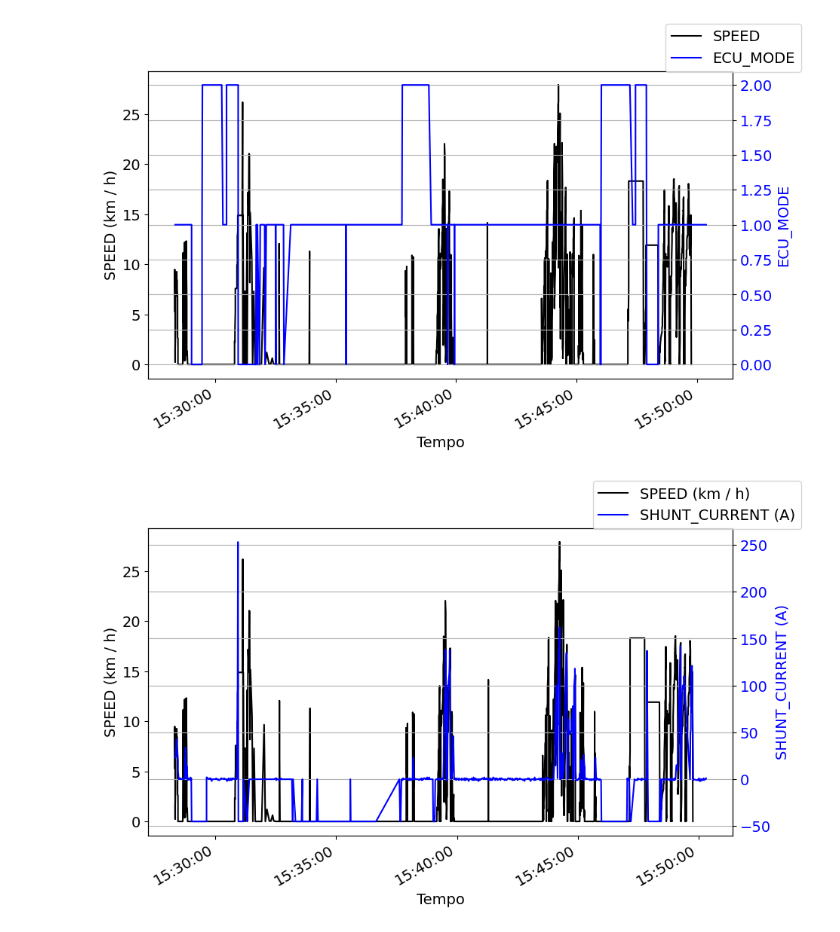
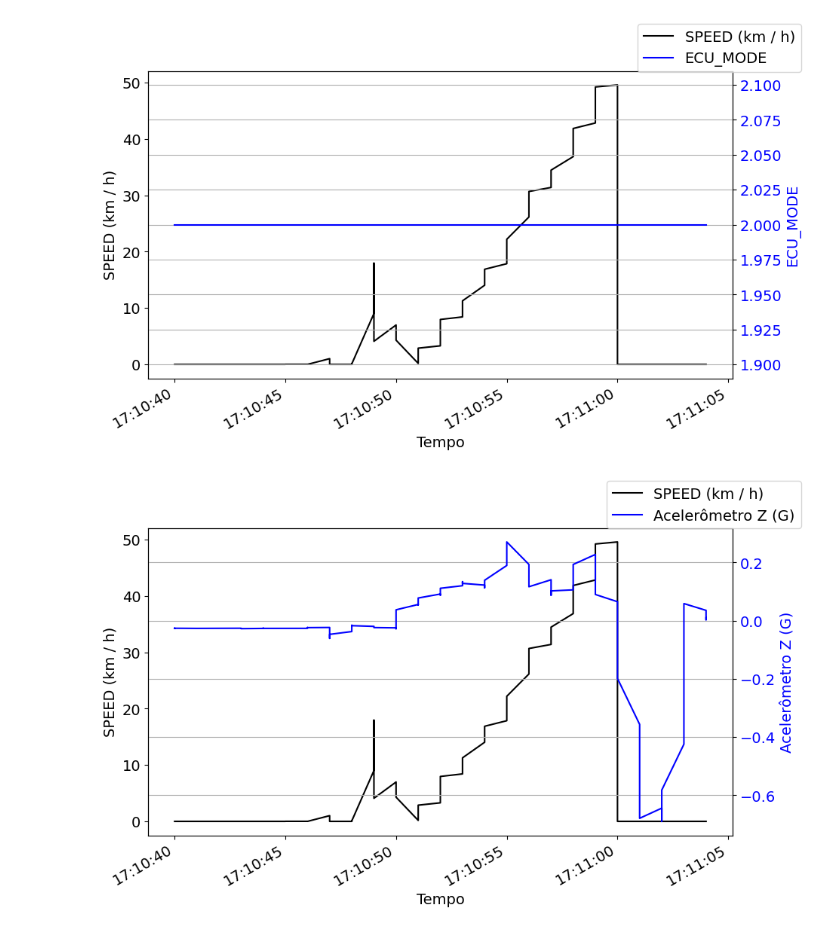
Before and after one commit to Tesla-UFMG/Data-Analysis, a Jupyter notebook: odonto_081225.ipynb, the cells around one changed output. Saved outputs shown, nothing was run; the diff lists cells and outputs as text; code cells hidden in the pictures.

```diff
--- a/odonto_081225.ipynb
+++ b/odonto_081225.ipynb
@@ -82,67 +81,79 @@ accumulador_params.head(5)
+# %%
+START_DATE = datetime(2025, 12, 8, 17, 10, 40, tzinfo=ZoneInfo("America/Sao_Paulo"))
+END_DATE = datetime(2025, 12, 8, 17, 11, 5, tzinfo=ZoneInfo("America/Sao_Paulo"))
+# END_DATE = -1
 # %%
-car_velocity = (convert_rpm_to_velocity(right_motor_tractive['SPEED']) + convert_rpm_to_velocity(left_motor_tractive['SPEED'])) / 2
+# car_velocity = (convert_rpm_to_velocity(right_motor_tractive['SPEED']) + convert_rpm_to_velocity(left_motor_tractive['SPEED'])) / 2
+car_velocity = convert_rpm_to_velocity(left_motor_tractive['SPEED'])
 mode = ecu_mode['MODE_ID']
 
-range_velocity = range(len(car_velocity))
-range_mode = range(len(mode))
+range_velocity = get_range_by_time(
+    left_motor_tractive['date'],
+    START_DATE,
+    END_DATE
+)
+range_mode = get_range_by_time(
+    ecu_mode['date'],
+    START_DATE,
+    END_DATE
+)
 
-timestamp_velocity = right_motor_tractive['date'][range_velocity] // 1000
+timestamp_velocity = left_motor_tractive['date'][range_velocity] // 1000
 timestamp_mode = ecu_mode['date'][range_mode] // 1000
 
 # remove ruidos
 car_velocity[abs(car_velocity) > 50] = 0
-mode[abs(mode) > 10] = 0
+mode[abs(mode) > 5] = 0
 
 # Convert Unix timestamps to datetime objects
-dates_velocity = [dt.datetime.fromtimestamp(ts) for ts in timestamp_velocity]
-dates_mode = [dt.datetime.fromtimestamp(ts) for ts in timestamp_mode]
+dates_velocity = [datetime.fromtimestamp(ts) for ts in timestamp_velocity]
+dates_mode = [datetime.fromtimestamp(ts) for ts in timestamp_mode]
 
 # Create the plot
 fig, ax1 = plt.subplots()
-ax1.plot(dates_velocity, car_velocity[range_velocity], color="black", label="SPEED")
+ax1.plot(dates_velocity, car_velocity[range_velocity], color="black", label="SPEED (km / h)")
 ax1.set_xlabel('Tempo')
 ax1.set_ylabel('SPEED (km / h)', color='black')
 
 # Create a second y-axis sharing the same x-axis
 ax2 = ax1.twinx()
 
 ax2.plot(dates_mode, mode[range_mode], color="blue", label="ECU_MODE")
 ax2.set_ylabel('ECU_MODE', color='blue')
 ax2.tick_params(axis='y', labelcolor='blue')
 
 date_format = mdates.DateFormatter('%H:%M:%S')
 ax1.xaxis.set_major_formatter(date_format)
 
 # Optional: Rotate x-axis labels for better readability if they overlap
 fig.autofmt_xdate()
 
 # Optional: align legends
 fig.legend(loc='upper right')
 plt.grid(True)
 plt.show()
 # %% [output]
-[figure, old version]
+[figure, new version]
 # %%
-START_DATE = datetime(2025, 12, 8, 15, 39, 8, tzinfo=ZoneInfo("America/Sao_Paulo"))
-END_DATE = datetime(2025, 12, 8, 15, 40, 0, tzinfo=ZoneInfo("America/Sao_Paulo"))
-END_DATE = -1
-
-car_velocity = (convert_rpm_to_velocity(right_motor_tractive['SPEED']) + convert_rpm_to_velocity(left_motor_tractive['SPEED'])) / 2
+# car_velocity = (convert_rpm_to_velocity(right_motor_tractive['SPEED']) + convert_rpm_to_velocity(left_motor_tractive['SPEED'])) / 2
+car_velocity = convert_rpm_to_velocity(left_motor_tractive['SPEED'])
 current = accumulador_params['SHUNT_VOLTAGE'] - SHUNT_OFFSET
+accel = accelerometer['ACCEL_Z'] * ACCEL_SENSITIVITY_FACTOR
+accel_media_movel = sma = accel.rolling(window=5).mean()
 
 range_velocity = get_range_by_time(
-    right_motor_tractive['date'],
+    left_motor_tractive['date'],
     START_DATE,
     END_DATE
 )
-range_current = get_range_by_time(
-    accumulador_params['date'],
+range_accel = get_range_by_time(
+    accelerometer['date'],
     START_DATE,
     END_DATE
 )
 
-timestamp_velocity = right_motor_tractive['date'][range_velocity] // 1000
-timestamp_current = accumulador_params['date'][range_current] // 1000
+timestamp_velocity = left_motor_tractive['date'][range_velocity] // 1000
+timestamp_accel = accelerometer['date'][range_accel] // 1000
 
 # remove ruidos
 car_velocity[abs(car_velocity) > 50] = 0
@@ -150,7 +161,7 @@ current[abs(current) > 500] = 0
 
 # Convert Unix timestamps to datetime objects
 dates_velocity = [datetime.fromtimestamp(ts) for ts in timestamp_velocity]
-dates_current = [datetime.fromtimestamp(ts) for ts in timestamp_current]
+dates_accel = [datetime.fromtimestamp(ts) for ts in timestamp_accel]
 
 # Create the plot
 fig, ax1 = plt.subplots()
@@ -161,8 +172,8 @@ ax1.set_ylabel('SPEED (km / h)', color='black')
 # Create a second y-axis sharing the same x-axis
 ax2 = ax1.twinx()
 
-ax2.plot(dates_current, current[range_current], color="blue", label="SHUNT_CURRENT (A)")
-ax2.set_ylabel('SHUNT_CURRENT (A)', color='blue')
+ax2.plot(dates_accel, accel_media_movel[range_accel], color="blue", label="Acelerômetro Z (G)")
+ax2.set_ylabel('Acelerômetro Z (G)', color='blue')
 ax2.tick_params(axis='y', labelcolor='blue')
 
 date_format = mdates.DateFormatter('%H:%M:%S')
@@ -176,4 +187,4 @@ fig.legend(loc='upper right')
 plt.grid(True)
 plt.show()
 # %% [output]
-[figure, old version]
+[figure, new version]
```
Also changed, not shown: parts of 5 cells of this notebook.
